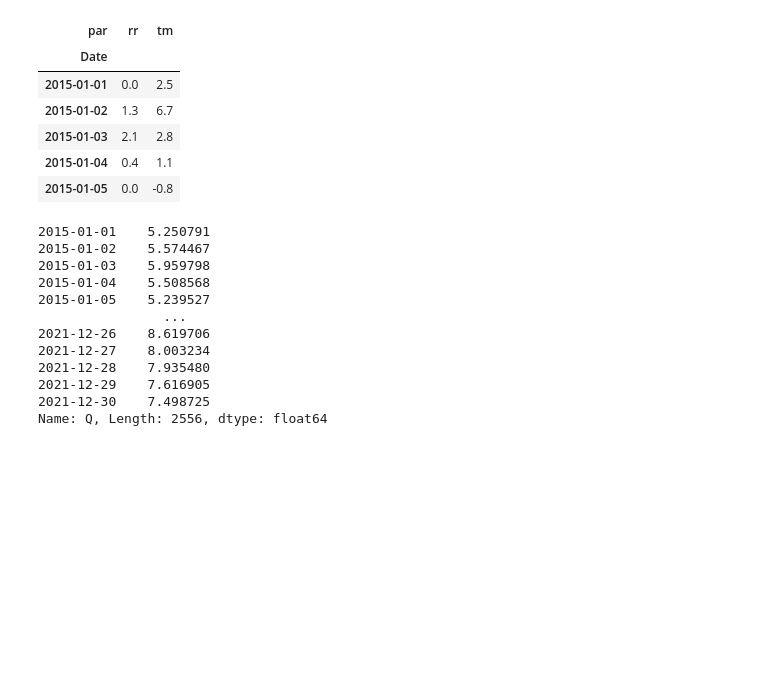
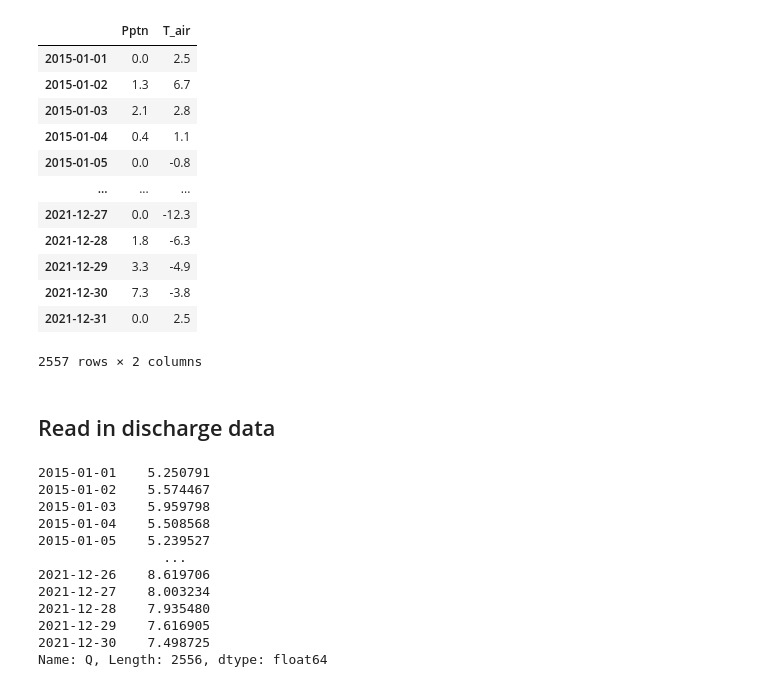
Before and after one commit to NIVANorge/maalselva, a Jupyter notebook: 2022_MD/code/md_option4_python.ipynb, the cells around one changed output. Drawn from its saved outputs; the diff is of its cells as text; code cells hidden in the pictures; blank space fills up the shorter version.

```diff
--- a/2022_MD/code/md_option4_python.ipynb
+++ b/2022_MD/code/md_option4_python.ipynb
@@ -54,18 +62,28 @@ array([<AxesSubplot:>, <AxesSubplot:>, <AxesSubplot:>, <AxesSubplot:>,
 # %%
 met_fpath = r"../data/Climate_%s_daily.csv" % site
 met_df = pd.read_csv(met_fpath, index_col=0, parse_dates=True, dayfirst=False)
 met_df = met_df[['par', 'value_mean']]
 met_df = met_df.pivot(columns='par')
 met_df = met_df.droplevel(level=0, axis=1)
-met_df.head()
+met_df.columns = ['Pptn', 'T_air']
+met_df.index = met_df.index.date  # Drop time info
+met_df
 # %% [output]
-| par | rr | tm |
-| Date |  |  |
+|  | Pptn | T_air |
 | 2015-01-01 | 0.0 | 2.5 |
 | 2015-01-02 | 1.3 | 6.7 |
 | 2015-01-03 | 2.1 | 2.8 |
 | 2015-01-04 | 0.4 | 1.1 |
 | 2015-01-05 | 0.0 | -0.8 |
+| ... | ... | ... |
+| 2021-12-27 | 0.0 | -12.3 |
+| 2021-12-28 | 1.8 | -6.3 |
+| 2021-12-29 | 3.3 | -4.9 |
+| 2021-12-30 | 7.3 | -3.8 |
+| 2021-12-31 | 0.0 | 2.5 |
+2557 rows × 2 columns
+# %% [markdown]
+## Read in discharge data
 # %%
 q_df = pd.read_csv(r'../data/Discharge_%s.csv' % site, index_col=0, parse_dates=True)
 
```
Also changed, not shown: parts of 15 cells of this notebook, 3 other files.
